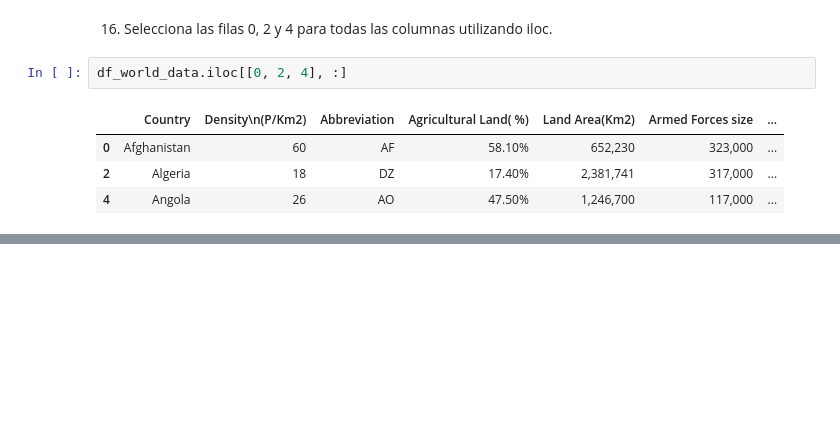
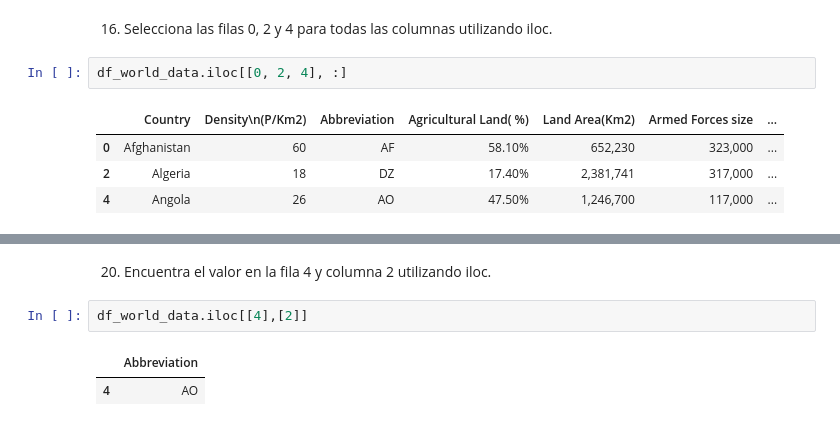
Before and after one commit to saira2911/promoG-modulo3-sprint1-pairprogramming-Maite-Rebeca-Saira, a Jupyter notebook: ejercicios_pair_EDA.ipynb, the cells around one changed output, grey strips where cells are left out. Cells and saved outputs as stored; diff of their text form; blank space fills up the shorter version.

```diff
--- a/ejercicios_pair_EDA.ipynb
+++ b/ejercicios_pair_EDA.ipynb
@@ -424,0 +456,7 @@ df_world_data.iloc[[0, 2, 4], :]
+# %% [markdown]
+20. Encuentra el valor en la fila 4 y columna 2 utilizando iloc.
+# %%
+df_world_data.iloc[[4],[2]]
+# %% [output]
+|  | Abbreviation |
+| 4 | AO |
```
Also changed, not shown: parts of 10 cells of this notebook.
